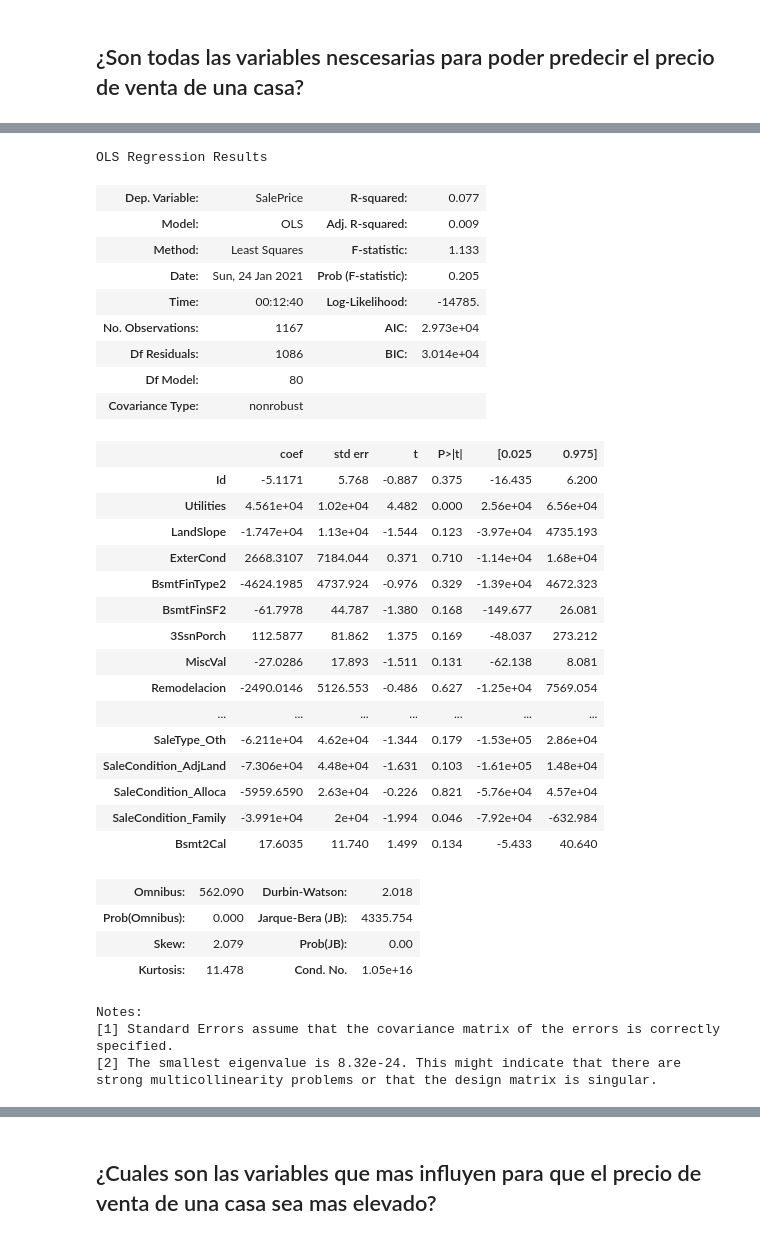
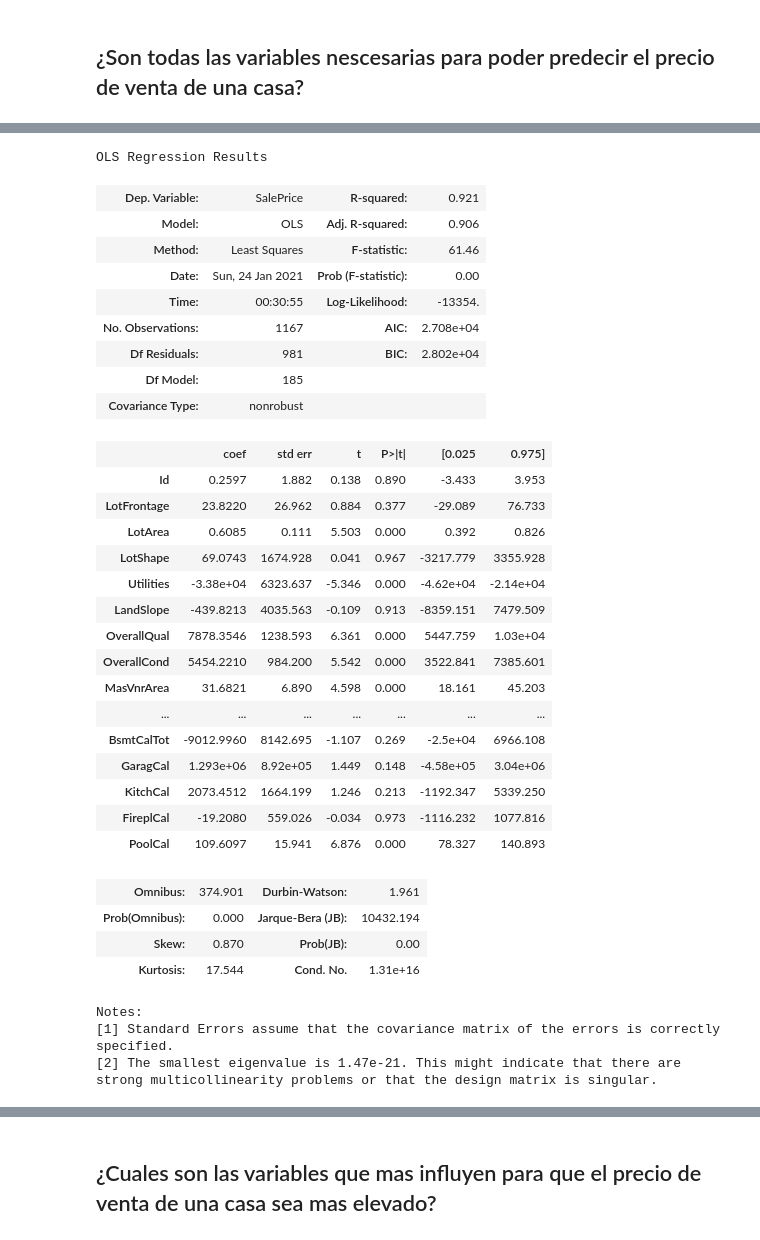
Before and after one commit to ta-data-mexpt/statistical-analysis-project, a Jupyter notebook: Proyecto_5_Ricardo_Fuentes.ipynb, the cells around one changed output, grey strips where cells are left out. Saved outputs shown, nothing was run; the diff lists cells and outputs as text; code cells hidden in the pictures.

```diff
--- a/Proyecto_5_Ricardo_Fuentes.ipynb
+++ b/Proyecto_5_Ricardo_Fuentes.ipynb
@@ -678,7 +678,7 @@ def p_value(data,int_confianza):
 
     p_value_df = pd.DataFrame(p_value,columns=['Variable','P_Value'])
 
-    p_value_df['H0'] = p_value_df['P_Value'] >= int_confianza
+    p_value_df['H0'] = p_value_df['P_Value'] <= int_confianza
 
     p_value_df['H0'] = p_value_df['H0'].astype('str')
     p_value_df['H0'].replace({'True':'Valida para Reg Lin','False':'No Valida Reg Lin'},inplace=True)
@@ -719,52 +719,52 @@ p_value_rl
 # %%
 # vamos a aplicar un modelo de regresion lineal con estos datos y corrobaremos nuestra R2 para ver que tal queda
 
-y = df['SalePrice']
-x1 = df.drop(variables_sacar,axis=1)
+y2 = df['SalePrice']
+x2 = df.drop(variables_sacar,axis=1)
 
 # Separamos los datos para poder hacer el entrenamiento y la prueba
-x_train, x_test, y_train,y_test=train_test_split(x1,y,test_size=.2,random_state=77)
+x2_train, x2_test, y2_train,y2_test=train_test_split(x2,y2,test_size=.2,random_state=77)
 
 # Agregamos la constante
-X = sm.add_constant(x_train)
+X2 = sm.add_constant(x_train)
 
 # Generamos el modelo
-linreg_stats = sm.OLS(y_train, X).fit()
+linreg_stats2 = sm.OLS(y2_train, X2).fit()
 
-linreg_stats.summary()
+linreg_stats2.summary()
 # %% [output]
 OLS Regression Results
-| Dep. Variable: | SalePrice | R-squared: | 0.077 |
-| Model: | OLS | Adj. R-squared: | 0.009 |
-| Method: | Least Squares | F-statistic: | 1.133 |
-| Date: | Sun, 24 Jan 2021 | Prob (F-statistic): | 0.205 |
-| Time: | 00:12:40 | Log-Likelihood: | -14785. |
-| No. Observations: | 1167 | AIC: | 2.973e+04 |
-| Df Residuals: | 1086 | BIC: | 3.014e+04 |
-| Df Model: | 80 |  |  |
+| Dep. Variable: | SalePrice | R-squared: | 0.921 |
+| Model: | OLS | Adj. R-squared: | 0.906 |
+| Method: | Least Squares | F-statistic: | 61.46 |
+| Date: | Sun, 24 Jan 2021 | Prob (F-statistic): | 0.00 |
+| Time: | 00:30:55 | Log-Likelihood: | -13354. |
+| No. Observations: | 1167 | AIC: | 2.708e+04 |
+| Df Residuals: | 981 | BIC: | 2.802e+04 |
+| Df Model: | 185 |  |  |
 | Covariance Type: | nonrobust |  |  |
 |  | coef | std err | t | P>|t| | [0.025 | 0.975] |
-| Id | -5.1171 | 5.768 | -0.887 | 0.375 | -16.435 | 6.200 |
-| Utilities | 4.561e+04 | 1.02e+04 | 4.482 | 0.000 | 2.56e+04 | 6.56e+04 |
-| LandSlope | -1.747e+04 | 1.13e+04 | -1.544 | 0.123 | -3.97e+04 | 4735.193 |
-| ExterCond | 2668.3107 | 7184.044 | 0.371 | 0.710 | -1.14e+04 | 1.68e+04 |
-| BsmtFinType2 | -4624.1985 | 4737.924 | -0.976 | 0.329 | -1.39e+04 | 4672.323 |
-| BsmtFinSF2 | -61.7978 | 44.787 | -1.380 | 0.168 | -149.677 | 26.081 |
-| 3SsnPorch | 112.5877 | 81.862 | 1.375 | 0.169 | -48.037 | 273.212 |
-| MiscVal | -27.0286 | 17.893 | -1.511 | 0.131 | -62.138 | 8.081 |
-| Remodelacion | -2490.0146 | 5126.553 | -0.486 | 0.627 | -1.25e+04 | 7569.054 |
+| Id | 0.2597 | 1.882 | 0.138 | 0.890 | -3.433 | 3.953 |
+| LotFrontage | 23.8220 | 26.962 | 0.884 | 0.377 | -29.089 | 76.733 |
+| LotArea | 0.6085 | 0.111 | 5.503 | 0.000 | 0.392 | 0.826 |
+| LotShape | 69.0743 | 1674.928 | 0.041 | 0.967 | -3217.779 | 3355.928 |
+| Utilities | -3.38e+04 | 6323.637 | -5.346 | 0.000 | -4.62e+04 | -2.14e+04 |
+| LandSlope | -439.8213 | 4035.563 | -0.109 | 0.913 | -8359.151 | 7479.509 |
+| OverallQual | 7878.3546 | 1238.593 | 6.361 | 0.000 | 5447.759 | 1.03e+04 |
+| OverallCond | 5454.2210 | 984.200 | 5.542 | 0.000 | 3522.841 | 7385.601 |
+| MasVnrArea | 31.6821 | 6.890 | 4.598 | 0.000 | 18.161 | 45.203 |
 | ... | ... | ... | ... | ... | ... | ... |
-| SaleType_Oth | -6.211e+04 | 4.62e+04 | -1.344 | 0.179 | -1.53e+05 | 2.86e+04 |
-| SaleCondition_AdjLand | -7.306e+04 | 4.48e+04 | -1.631 | 0.103 | -1.61e+05 | 1.48e+04 |
-| SaleCondition_Alloca | -5959.6590 | 2.63e+04 | -0.226 | 0.821 | -5.76e+04 | 4.57e+04 |
-| SaleCondition_Family | -3.991e+04 | 2e+04 | -1.994 | 0.046 | -7.92e+04 | -632.984 |
-| Bsmt2Cal | 17.6035 | 11.740 | 1.499 | 0.134 | -5.433 | 40.640 |
+| BsmtCalTot | -9012.9960 | 8142.695 | -1.107 | 0.269 | -2.5e+04 | 6966.108 |
+| GaragCal | 1.293e+06 | 8.92e+05 | 1.449 | 0.148 | -4.58e+05 | 3.04e+06 |
+| KitchCal | 2073.4512 | 1664.199 | 1.246 | 0.213 | -1192.347 | 5339.250 |
+| FireplCal | -19.2080 | 559.026 | -0.034 | 0.973 | -1116.232 | 1077.816 |
+| PoolCal | 109.6097 | 15.941 | 6.876 | 0.000 | 78.327 | 140.893 |
-| Omnibus: | 562.090 | Durbin-Watson: | 2.018 |
-| Prob(Omnibus): | 0.000 | Jarque-Bera (JB): | 4335.754 |
-| Skew: | 2.079 | Prob(JB): | 0.00 |
-| Kurtosis: | 11.478 | Cond. No. | 1.05e+16 |
+| Omnibus: | 374.901 | Durbin-Watson: | 1.961 |
+| Prob(Omnibus): | 0.000 | Jarque-Bera (JB): | 10432.194 |
+| Skew: | 0.870 | Prob(JB): | 0.00 |
+| Kurtosis: | 17.544 | Cond. No. | 1.31e+16 |
 Notes:
 [1] Standard Errors assume that the covariance matrix of the errors is correctly specified.
-[2] The smallest eigenvalue is 8.32e-24. This might indicate that there are
+[2] The smallest eigenvalue is 1.47e-21. This might indicate that there are
 strong multicollinearity problems or that the design matrix is singular.
 # %%
```
Also changed, not shown: parts of 7 cells of this notebook.
